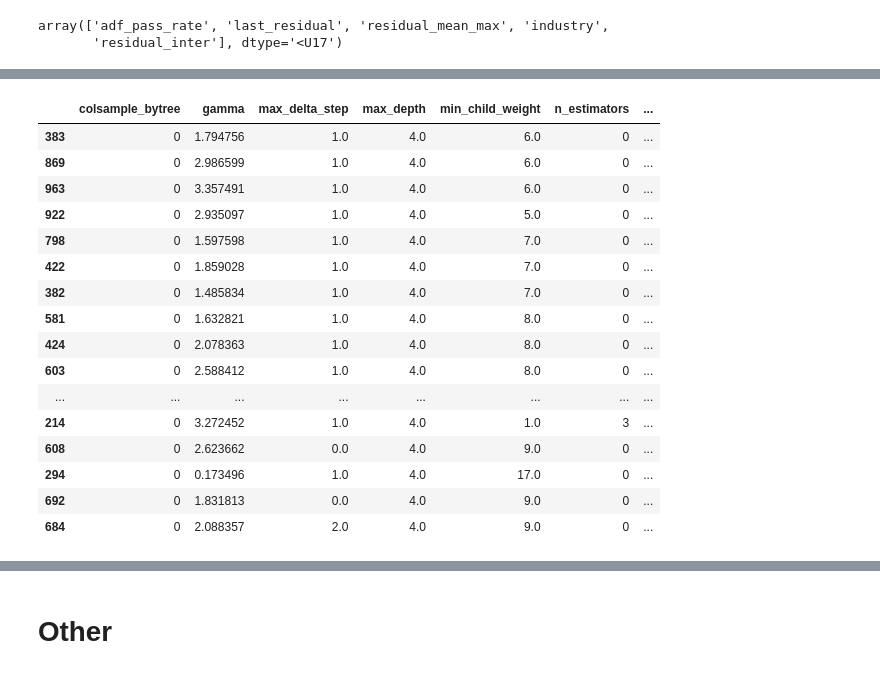
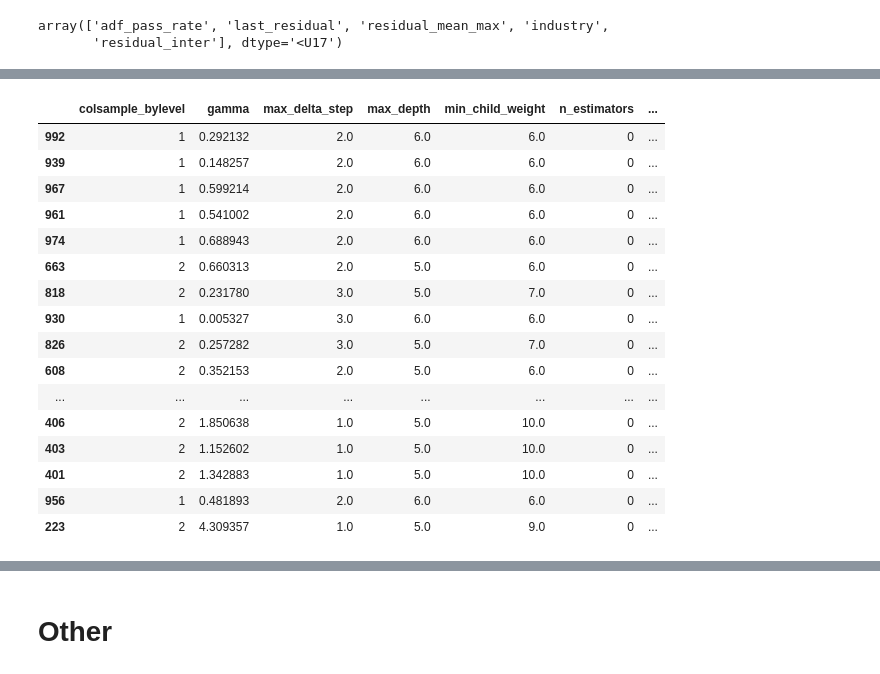
Before and after one commit to DomStan/stonk-rank, a Jupyter notebook: stonks_notebook.ipynb, the cells around one changed output, grey strips where cells are left out. Cells and saved outputs as stored; diff of their text form; code cells hidden in the pictures.

```diff
--- a/stonks_notebook.ipynb
+++ b/stonks_notebook.ipynb
@@ -703,24 +438,24 @@ array([0.09626307, 0.13465825, 0.13232592, 0.5496204 , 0.0871323 ],
 # %%
 pd.set_option('display.max_rows', 100)
 # %%
-df_trials = pd.read_csv('data/trials_27_opt-ap_evals-1000_no-scaling_dataset-3_oos_noise.csv')
+df_trials = pd.read_csv('data/trials_45_opt-ap0.6_evals-1000_minmax-scaling_noise_hybrid.csv')
 df_trials.sort_values('ap', ascending=False).head(50)
 # %% [output]
-|  | colsample_bytree | gamma | max_delta_step | max_depth | min_child_weight | n_estimators | ... |
-| 383 | 0 | 1.794756 | 1.0 | 4.0 | 6.0 | 0 | ... |
-| 869 | 0 | 2.986599 | 1.0 | 4.0 | 6.0 | 0 | ... |
-| 963 | 0 | 3.357491 | 1.0 | 4.0 | 6.0 | 0 | ... |
-| 922 | 0 | 2.935097 | 1.0 | 4.0 | 5.0 | 0 | ... |
-| 798 | 0 | 1.597598 | 1.0 | 4.0 | 7.0 | 0 | ... |
-| 422 | 0 | 1.859028 | 1.0 | 4.0 | 7.0 | 0 | ... |
-| 382 | 0 | 1.485834 | 1.0 | 4.0 | 7.0 | 0 | ... |
-| 581 | 0 | 1.632821 | 1.0 | 4.0 | 8.0 | 0 | ... |
-| 424 | 0 | 2.078363 | 1.0 | 4.0 | 8.0 | 0 | ... |
-| 603 | 0 | 2.588412 | 1.0 | 4.0 | 8.0 | 0 | ... |
+|  | colsample_bylevel | gamma | max_delta_step | max_depth | min_child_weight | n_estimators | ... |
+| 992 | 1 | 0.292132 | 2.0 | 6.0 | 6.0 | 0 | ... |
+| 939 | 1 | 0.148257 | 2.0 | 6.0 | 6.0 | 0 | ... |
+| 967 | 1 | 0.599214 | 2.0 | 6.0 | 6.0 | 0 | ... |
+| 961 | 1 | 0.541002 | 2.0 | 6.0 | 6.0 | 0 | ... |
+| 974 | 1 | 0.688943 | 2.0 | 6.0 | 6.0 | 0 | ... |
+| 663 | 2 | 0.660313 | 2.0 | 5.0 | 6.0 | 0 | ... |
+| 818 | 2 | 0.231780 | 3.0 | 5.0 | 7.0 | 0 | ... |
+| 930 | 1 | 0.005327 | 3.0 | 6.0 | 6.0 | 0 | ... |
+| 826 | 2 | 0.257282 | 3.0 | 5.0 | 7.0 | 0 | ... |
+| 608 | 2 | 0.352153 | 2.0 | 5.0 | 6.0 | 0 | ... |
 | ... | ... | ... | ... | ... | ... | ... | ... |
-| 214 | 0 | 3.272452 | 1.0 | 4.0 | 1.0 | 3 | ... |
-| 608 | 0 | 2.623662 | 0.0 | 4.0 | 9.0 | 0 | ... |
-| 294 | 0 | 0.173496 | 1.0 | 4.0 | 17.0 | 0 | ... |
-| 692 | 0 | 1.831813 | 0.0 | 4.0 | 9.0 | 0 | ... |
-| 684 | 0 | 2.088357 | 2.0 | 4.0 | 9.0 | 0 | ... |
+| 406 | 2 | 1.850638 | 1.0 | 5.0 | 10.0 | 0 | ... |
+| 403 | 2 | 1.152602 | 1.0 | 5.0 | 10.0 | 0 | ... |
+| 401 | 2 | 1.342883 | 1.0 | 5.0 | 10.0 | 0 | ... |
+| 956 | 1 | 0.481893 | 2.0 | 6.0 | 6.0 | 0 | ... |
+| 223 | 2 | 4.309357 | 1.0 | 5.0 | 9.0 | 0 | ... |
 # %%
```
Also changed, not shown: parts of 44 cells of this notebook, 7 other files.
